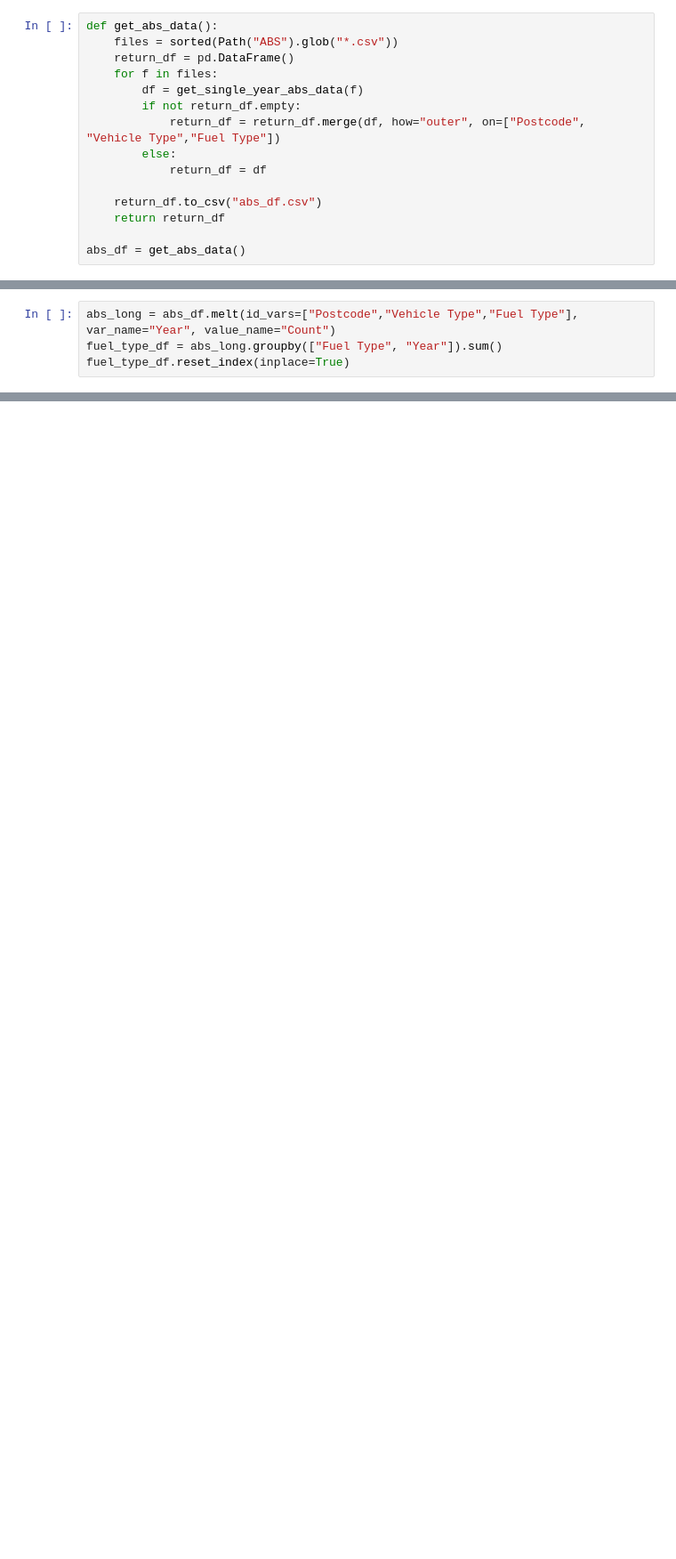
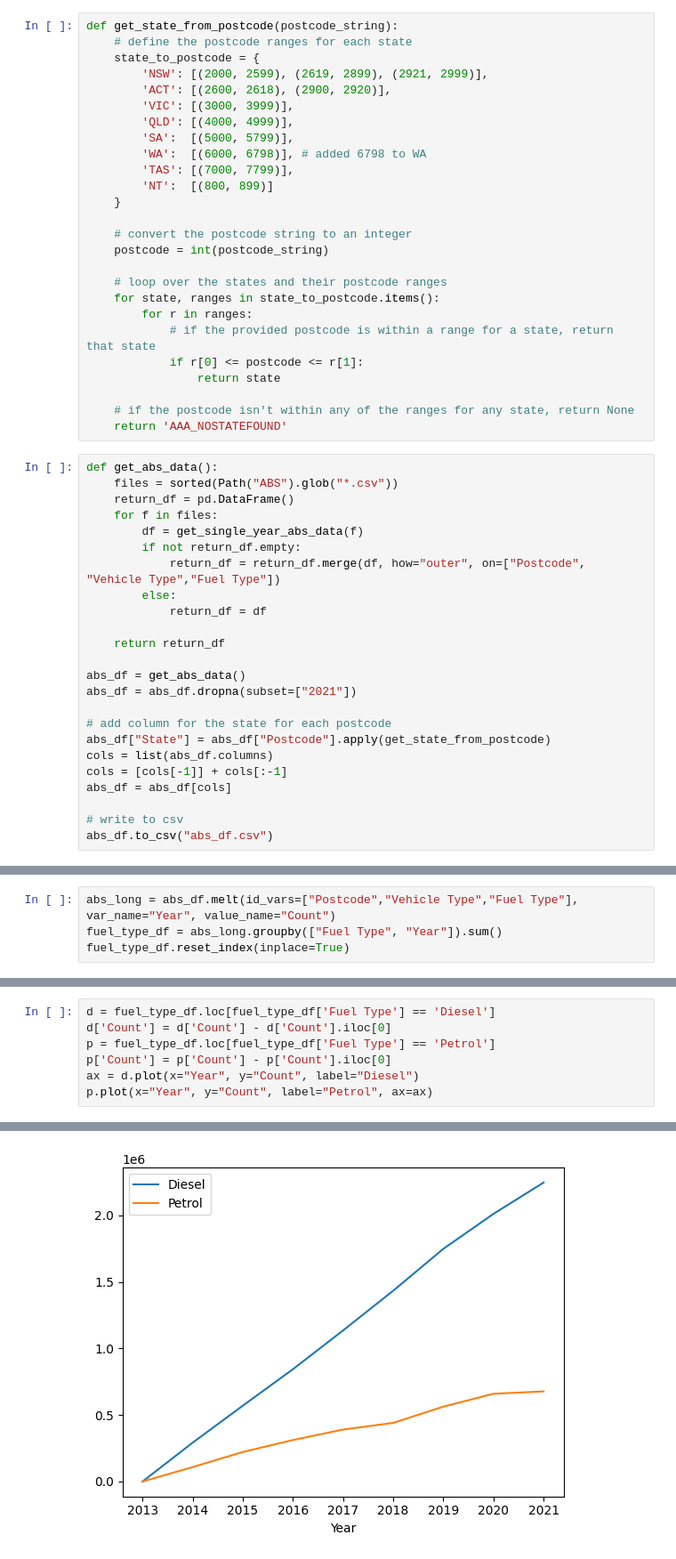
Before and after one commit to csiro-energy-systems/demand-forecasting, a Jupyter notebook: notebooks/process_abs_data.ipynb, the cells around one changed output, grey strips where cells are left out. Shown at 89% size. Cells and saved outputs as stored; diff of their text form; blank space fills up the shorter version.

```diff
--- a/notebooks/process_abs_data.ipynb
+++ b/notebooks/process_abs_data.ipynb
@@ -67,6 +89,32 @@ def get_single_year_abs_data(filepath):
 df_2021 = get_single_year_abs_data("ABS/2021-abs-fuel-type-no-state.csv")
 df_2020 = get_single_year_abs_data("ABS/2020-abs-fuel-type-no-state.csv")
 df_2013 = get_single_year_abs_data("ABS/2013-aps-fuel-type-no-state.csv")
+# %%
+def get_state_from_postcode(postcode_string):
+    # define the postcode ranges for each state
+    state_to_postcode = {
+        'NSW': [(2000, 2599), (2619, 2899), (2921, 2999)],
+        'ACT': [(2600, 2618), (2900, 2920)],
+        'VIC': [(3000, 3999)],
+        'QLD': [(4000, 4999)],
+        'SA':  [(5000, 5799)],
+        'WA':  [(6000, 6798)], # added 6798 to WA
+        'TAS': [(7000, 7799)],
+        'NT':  [(800, 899)]
+    }
+
+    # convert the postcode string to an integer
+    postcode = int(postcode_string)
+
+    # loop over the states and their postcode ranges
+    for state, ranges in state_to_postcode.items():
+        for r in ranges:
+            # if the provided postcode is within a range for a state, return that state
+            if r[0] <= postcode <= r[1]:
+                return state
+
+    # if the postcode isn't within any of the ranges for any state, return None
+    return 'AAA_NOSTATEFOUND'
 # %%
 def get_abs_data():
     files = sorted(Path("ABS").glob("*.csv"))
@@ -78,7 +126,16 @@ def get_abs_data():
         else:
             return_df = df
 
-    return_df.to_csv("abs_df.csv")
     return return_df
 
 abs_df = get_abs_data()
+abs_df = abs_df.dropna(subset=["2021"])
+
+# add column for the state for each postcode
+abs_df["State"] = abs_df["Postcode"].apply(get_state_from_postcode)
+cols = list(abs_df.columns)
+cols = [cols[-1]] + cols[:-1]
+abs_df = abs_df[cols]
+
+# write to csv
+abs_df.to_csv("abs_df.csv")
@@ -92,3 +215,11 @@ fig1 = px.area(fuel_type_df, x="Year", y='Count', color='Fuel Type')
 fig1.show()
 # %% [output]
 [interactive output not drawn]
+# %%
+d = fuel_type_df.loc[fuel_type_df['Fuel Type'] == 'Diesel']
+d['Count'] = d['Count'] - d['Count'].iloc[0]
+p = fuel_type_df.loc[fuel_type_df['Fuel Type'] == 'Petrol']
+p['Count'] = p['Count'] - p['Count'].iloc[0]
+ax = d.plot(x="Year", y="Count", label="Diesel")
+p.plot(x="Year", y="Count", label="Petrol", ax=ax)
+# %% [output]
@@ -94,0 +238 @@ fig1.show()
+[figure, added]
```
Also changed, not shown: parts of 11 cells of this notebook, 5 other files.
